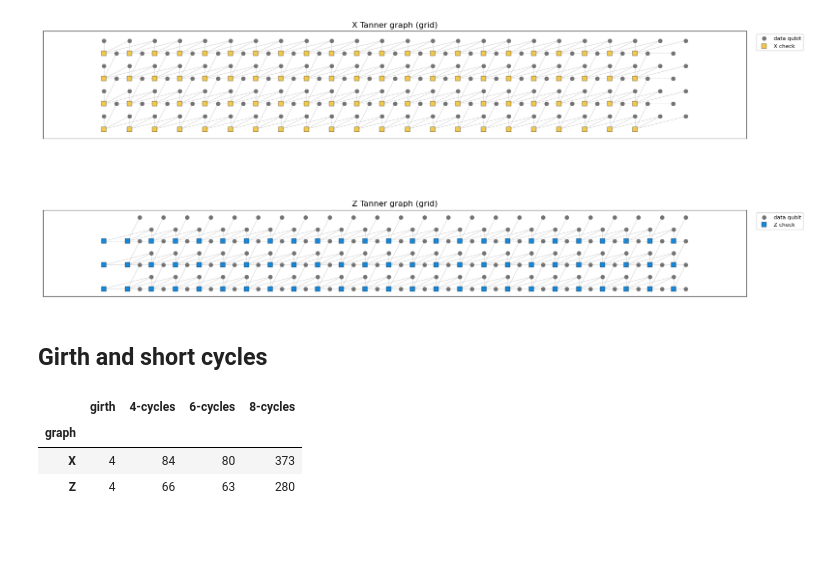
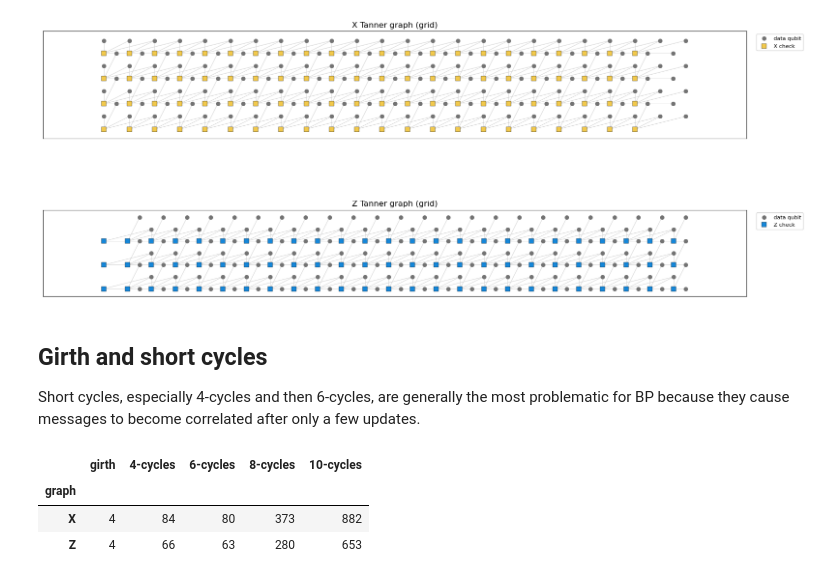
Before and after one commit to frafino/distance_codes, a Jupyter notebook: results/dtc_tanner_graph.ipynb, the cells around one changed output. Saved outputs shown, nothing was run; the diff lists cells and outputs as text; code cells hidden in the pictures; blank space fills up the shorter version.

Commit message:
Modified tanner graph notebook.

```diff
--- a/results/dtc_tanner_graph.ipynb
+++ b/results/dtc_tanner_graph.ipynb
@@ -50,6 +48,5 @@ def tanner_graph(h: np.ndarray, check_type: str) -> nx.Graph:
 
 G = {t: tanner_graph(h, t) for t, h in H.items()}
 for t, g in G.items():
-    print(f"{t}: {g.number_of_nodes()} nodes, {g.number_of_edges()} edges, "
-          f"{nx.number_connected_components(g)} connected component(s)")
+    print(f"{t}: {g.number_of_nodes()} nodes, {g.number_of_edges()} edges")
 # %% [output]
@@ -108,19 +105,20 @@ plt.show()
 [figure]
 # %% [markdown]
 ## Girth and short cycles
+Short cycles, especially 4-cycles and then 6-cycles, are generally the most problematic for BP because they cause messages to become correlated after only a few updates.
 # %%
-MAX_LENGTH = 8
+MAX_LENGTH = 10
 
 cycles = {t: list(nx.simple_cycles(g, length_bound=MAX_LENGTH)) for t, g in G.items()}
 
 rows = []
 for t, h in H.items():
     lengths = Counter(len(c) for c in cycles[t])
     rows.append({"graph": t, "girth": nx.girth(G[t]),
                  **{f"{L}-cycles": lengths[L] for L in range(4, MAX_LENGTH + 1, 2)}})
 display(pd.DataFrame(rows).set_index("graph"))
 # %% [output]
-|  | girth | 4-cycles | 6-cycles | 8-cycles |
-| graph |  |  |  |  |
-| X | 4 | 84 | 80 | 373 |
-| Z | 4 | 66 | 63 | 280 |
+|  | girth | 4-cycles | 6-cycles | 8-cycles | 10-cycles |
+| graph |  |  |  |  |  |
+| X | 4 | 84 | 80 | 373 | 882 |
+| Z | 4 | 66 | 63 | 280 | 653 |
```
Also changed, not shown: parts of 3 cells of this notebook.
